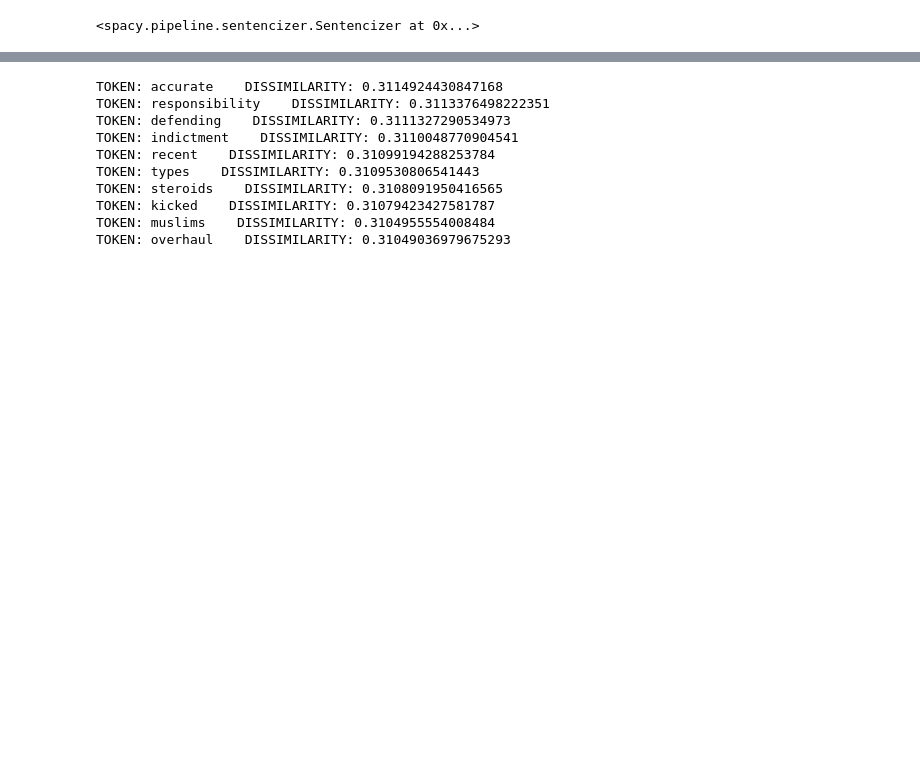
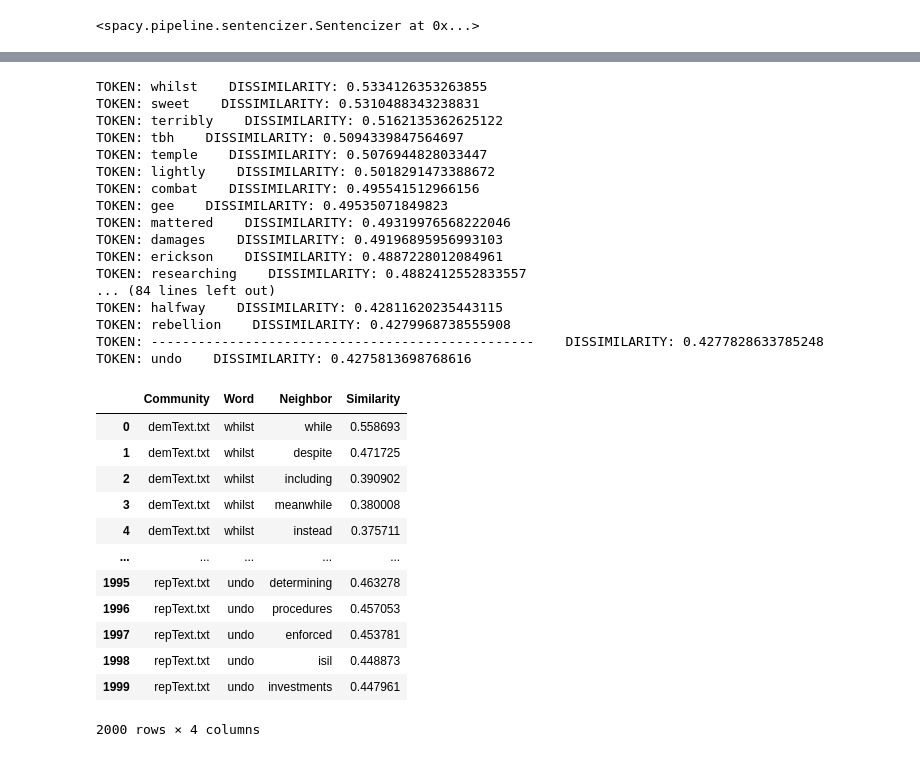
Before and after one commit to jpcbkny/nlp-final, a Jupyter notebook: embedding.ipynb, the cells around one changed output, grey strips where cells are left out. Drawn from its saved outputs; the diff is of its cells as text; code cells hidden in the pictures; blank space fills up the shorter version.

```diff
--- a/embedding.ipynb
+++ b/embedding.ipynb
@@ -203,12 +181,12 @@ token_ids = {}
 
 for comparison in corpus_comparisons:
 
-    for token in comparison["similarities"]:
+    for token in comparison["Dissimilarities"]:
 
         if token not in token_ids.keys():
             token_ids[token] = []
 
-        token_ids[token].append(comparison["similarities"][token]) # Adds adds the dissimilarity number for that token
+        token_ids[token].append(comparison["Dissimilarities"][token]) # Adds adds the dissimilarity number for that token
 
 # Find the harmonic mean for those dissimilarities
 # We find the harmonic mean so that words that vary
@@ -217,22 +195,29 @@ for comparison in corpus_comparisons:
 
 whole_corpora_dissimilarity = {id: harmonic_mean(token_ids[id]) for id in token_ids}
 
-sorted_dis = sorted(whole_corpora_dissimilarity, key=lambda x: whole_corpora_dissimilarity[x], reverse=True)
+sorted_distances = sorted(whole_corpora_dissimilarity, key=lambda x: whole_corpora_dissimilarity[x], reverse=True)
 
 # Get the ten highest means
-top_dis = sorted_dis[:10]
+top_distances = sorted_distances[:100]
 
-for token in top_dis:
+for token in top_distances:
     print(f"TOKEN: {token}    DISSIMILARITY: {whole_corpora_dissimilarity[token]}")
 # %% [output]
-TOKEN: accurate    DISSIMILARITY: 0.3114924430847168
-TOKEN: responsibility    DISSIMILARITY: 0.3113376498222351
-TOKEN: defending    DISSIMILARITY: 0.3111327290534973
-TOKEN: indictment    DISSIMILARITY: 0.3110048770904541
-TOKEN: recent    DISSIMILARITY: 0.31099194288253784
-TOKEN: types    DISSIMILARITY: 0.3109530806541443
-TOKEN: steroids    DISSIMILARITY: 0.3108091950416565
-TOKEN: kicked    DISSIMILARITY: 0.31079423427581787
-TOKEN: muslims    DISSIMILARITY: 0.3104955554008484
-TOKEN: overhaul    DISSIMILARITY: 0.31049036979675293
+TOKEN: whilst    DISSIMILARITY: 0.5334126353263855
+TOKEN: sweet    DISSIMILARITY: 0.5310488343238831
+TOKEN: terribly    DISSIMILARITY: 0.5162135362625122
+TOKEN: tbh    DISSIMILARITY: 0.5094339847564697
+TOKEN: temple    DISSIMILARITY: 0.5076944828033447
+TOKEN: lightly    DISSIMILARITY: 0.5018291473388672
+TOKEN: combat    DISSIMILARITY: 0.495541512966156
+TOKEN: gee    DISSIMILARITY: 0.49535071849823
+TOKEN: mattered    DISSIMILARITY: 0.49319976568222046
+TOKEN: damages    DISSIMILARITY: 0.49196895956993103
+TOKEN: erickson    DISSIMILARITY: 0.4887228012084961
+TOKEN: researching    DISSIMILARITY: 0.4882412552833557
+... (84 lines left out)
+TOKEN: halfway    DISSIMILARITY: 0.42811620235443115
+TOKEN: rebellion    DISSIMILARITY: 0.4279968738555908
+TOKEN: -------------------------------------------------    DISSIMILARITY: 0.4277828633785248
+TOKEN: undo    DISSIMILARITY: 0.4275813698768616
 # %%
@@ -257,3 +248,19 @@ df = pd.DataFrame({
     "Similarity" : values
 })
+# %%
+df
+# %% [output]
+|  | Community | Word | Neighbor | Similarity |
+| 0 | demText.txt | whilst | while | 0.558693 |
+| 1 | demText.txt | whilst | despite | 0.471725 |
+| 2 | demText.txt | whilst | including | 0.390902 |
+| 3 | demText.txt | whilst | meanwhile | 0.380008 |
+| 4 | demText.txt | whilst | instead | 0.375711 |
+| ... | ... | ... | ... | ... |
+| 1995 | repText.txt | undo | determining | 0.463278 |
+| 1996 | repText.txt | undo | procedures | 0.457053 |
+| 1997 | repText.txt | undo | enforced | 0.453781 |
+| 1998 | repText.txt | undo | isil | 0.448873 |
+| 1999 | repText.txt | undo | investments | 0.447961 |
+2000 rows × 4 columns
 # %%
```
Also changed, not shown: parts of 7 cells of this notebook.
